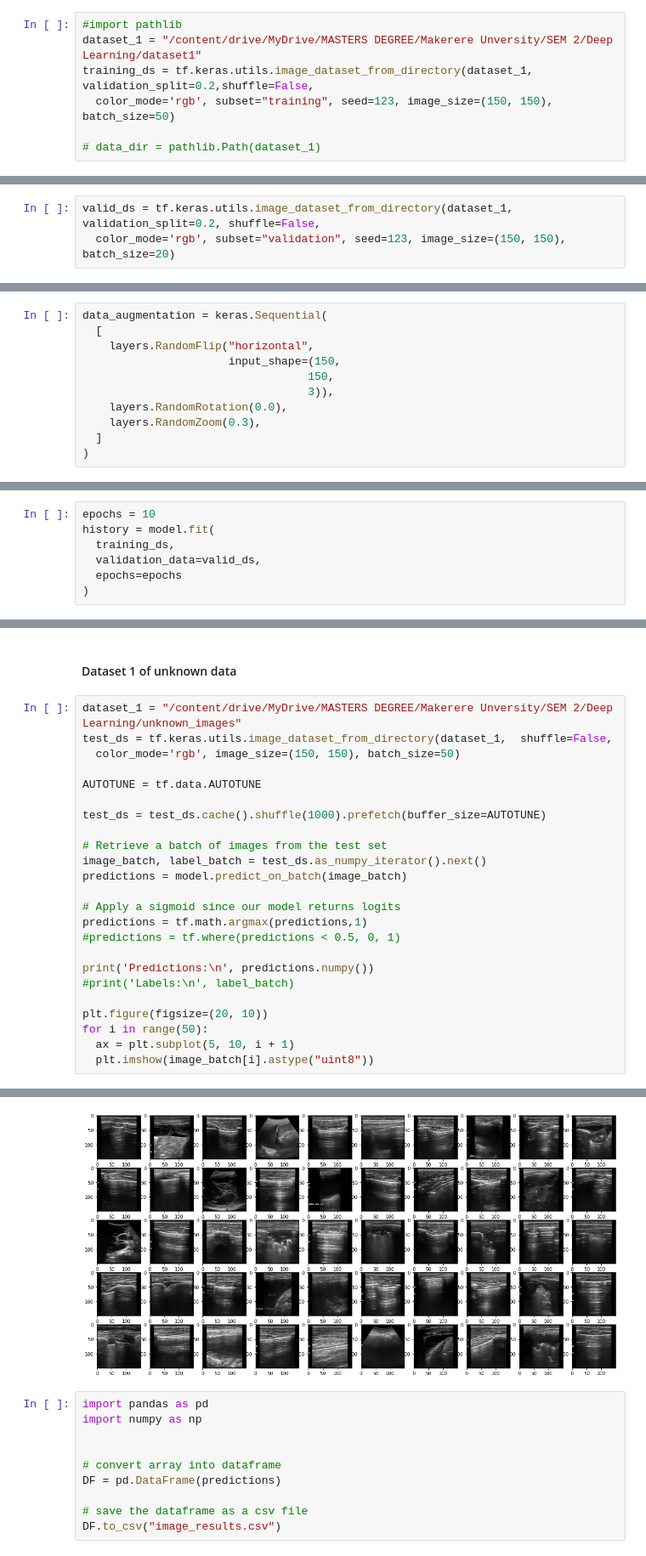
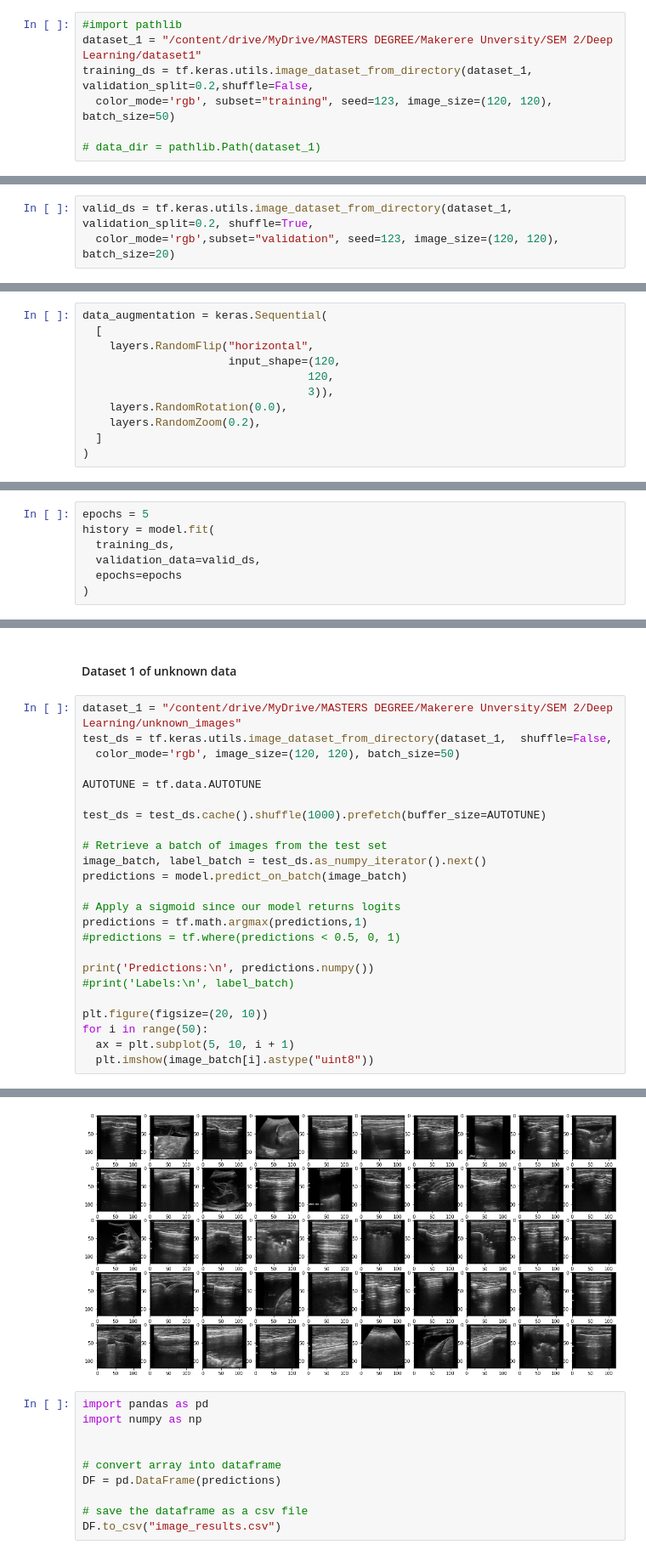
Before and after one commit to joshuabusinge/deeplearning_chestopacity, a Jupyter notebook: ChestOpacity.ipynb, the cells around one changed output, grey strips where cells are left out. Shown at 85% size. Drawn from its saved outputs; the diff is of its cells as text.

```diff
--- a/ChestOpacity.ipynb
+++ b/ChestOpacity.ipynb
@@ -26,7 +26,7 @@ Drive already mounted at /content/drive; to attempt to forcibly remount, call dr
 #import pathlib
 dataset_1 = "/content/drive/MyDrive/MASTERS DEGREE/Makerere Unversity/SEM 2/Deep Learning/dataset1"
 training_ds = tf.keras.utils.image_dataset_from_directory(dataset_1, validation_split=0.2,shuffle=False,
-  color_mode='rgb', subset="training", seed=123, image_size=(150, 150), batch_size=50)
+  color_mode='rgb', subset="training", seed=123, image_size=(120, 120), batch_size=50)
 
 # data_dir = pathlib.Path(dataset_1)
 # %% [output]
@@ -38,8 +38,8 @@ print(class_names)
 # %% [output]
 ['normal', 'sick']
 # %%
-valid_ds = tf.keras.utils.image_dataset_from_directory(dataset_1, validation_split=0.2, shuffle=False,
-  color_mode='rgb', subset="validation", seed=123, image_size=(150, 150), batch_size=20)
+valid_ds = tf.keras.utils.image_dataset_from_directory(dataset_1, validation_split=0.2, shuffle=True,
+  color_mode='rgb',subset="validation", seed=123, image_size=(120, 120), batch_size=20)
 # %% [output]
 Found 715 files belonging to 2 classes.
 Using 143 files for validation.
@@ -205,11 +195,11 @@ Data augmentation
 data_augmentation = keras.Sequential(
   [
     layers.RandomFlip("horizontal",
-                      input_shape=(150,
-                                  150,
+                      input_shape=(120,
+                                  120,
                                   3)),
     layers.RandomRotation(0.0),
-    layers.RandomZoom(0.3),
+    layers.RandomZoom(0.2),
   ]
 )
 # %%
@@ -264,7 +254,7 @@ Trainable params: 2,678,178
 Non-trainable params: 0
 _________________________________________________________________
 # %%
-epochs = 10
+epochs = 5
 history = model.fit(
   training_ds,
   validation_data=valid_ds,
@@ -389,7 +369,7 @@ This image most likely belongs to normal with a 70.78 percent confidence.
 # %%
 dataset_1 = "/content/drive/MyDrive/MASTERS DEGREE/Makerere Unversity/SEM 2/Deep Learning/unknown_images"
 test_ds = tf.keras.utils.image_dataset_from_directory(dataset_1,  shuffle=False,
-  color_mode='rgb', image_size=(150, 150), batch_size=50)
+  color_mode='rgb', image_size=(120, 120), batch_size=50)
 
 AUTOTUNE = tf.data.AUTOTUNE
 
@@ -417,5 +397,5 @@ Predictions:
  0 0 0 0 0 1 0 0 0 0 0 0 0]
-[figure, old version]
+[figure, new version]
 # %%
 import pandas as pd
 import numpy as np
```
Also changed, not shown: parts of 28 cells of this notebook.
